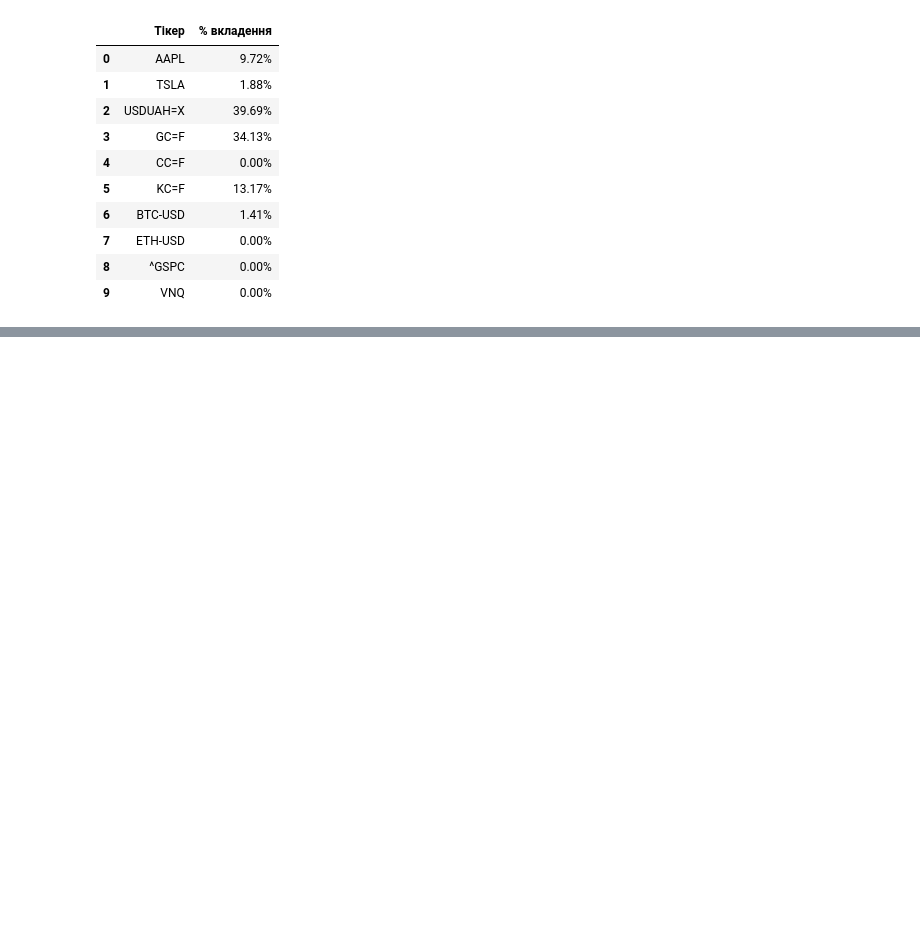
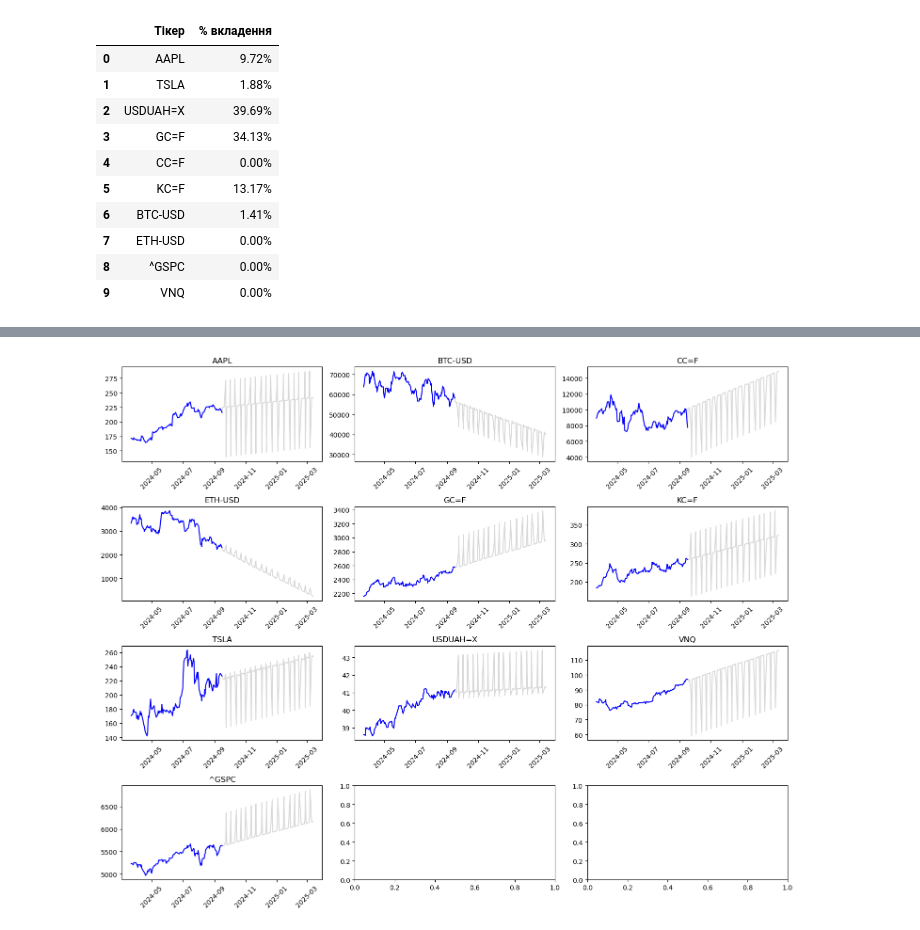
Before and after one commit to sergevice/investorgame, a Jupyter notebook: jupyter_test.ipynb, the cells around one changed output, grey strips where cells are left out. Cells and saved outputs as stored; diff of their text form; code cells hidden in the pictures; blank space fills up the shorter version.

```diff
--- a/jupyter_test.ipynb
+++ b/jupyter_test.ipynb
@@ -617,0 +619,4 @@ markowitz_yield_forecasted
+# %%
+data=data.iloc[:-1]
+df_forecast.index=data.index
+df_forecast
@@ -617,0 +640,4 @@ markowitz_yield_forecasted
+# %%
+plot_price_dynamics(df_forecast)
+# %% [output]
+[figure, added]
```
Also changed, not shown: parts of 32 cells of this notebook, 37 other files.
